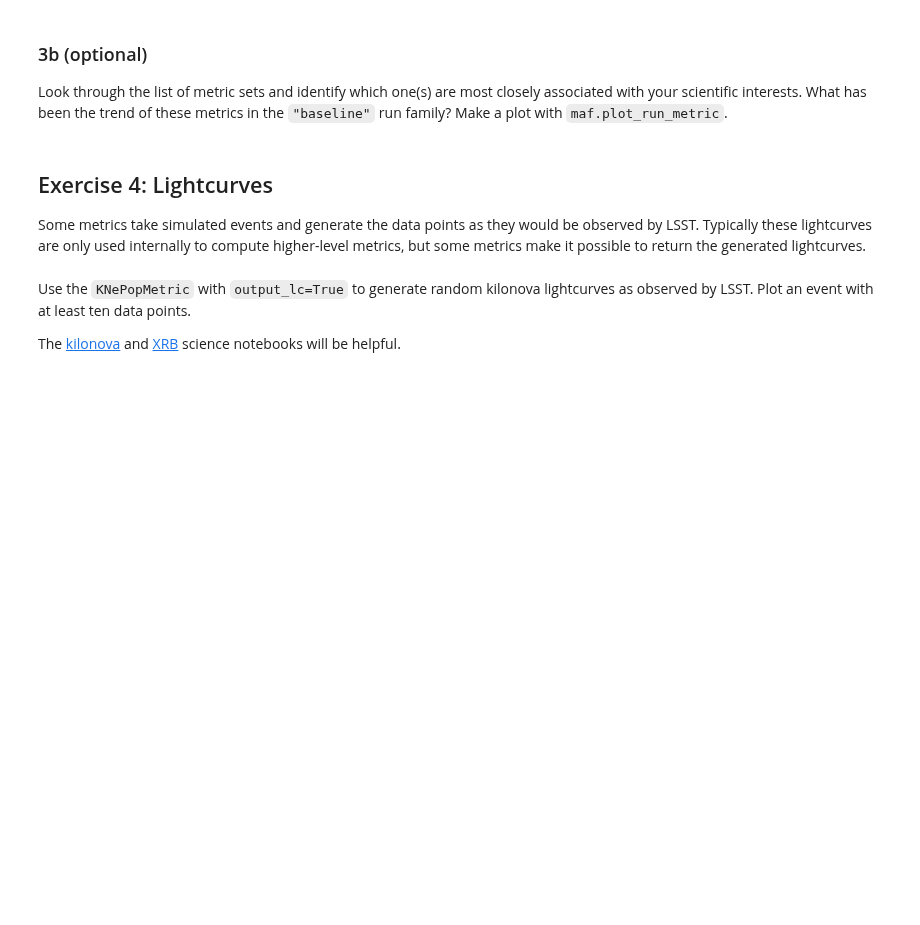
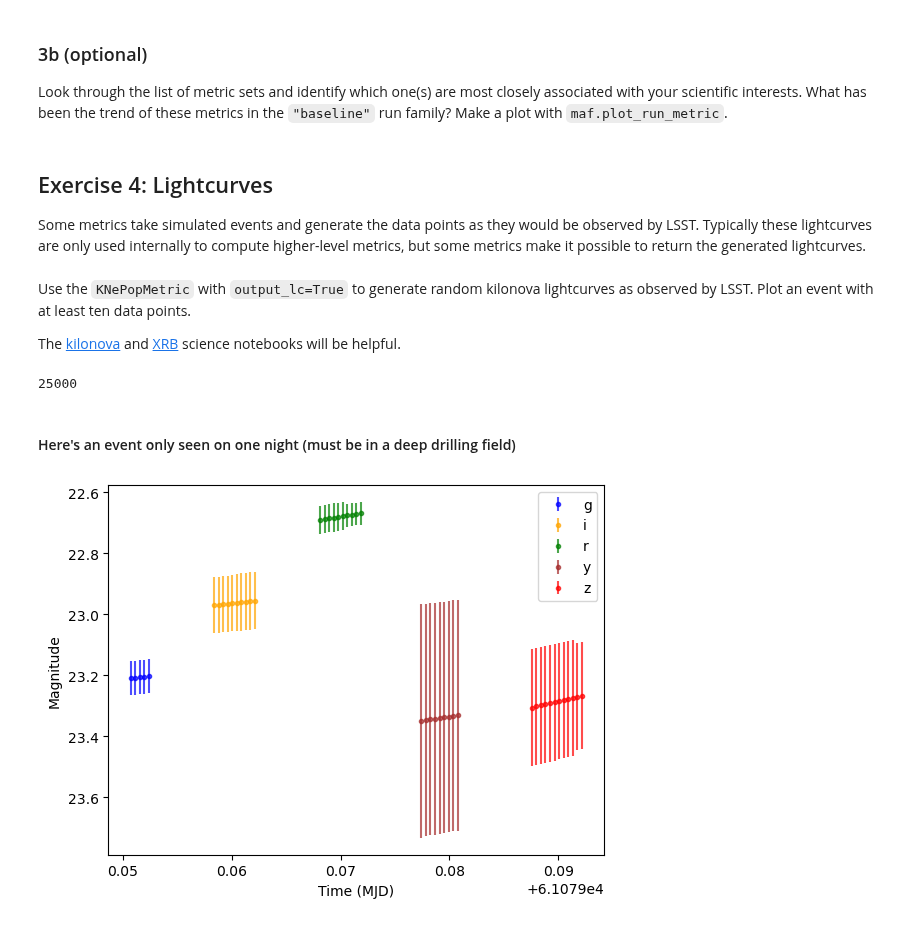
Before and after one commit to ykwang1/astr597-survey-science, a Jupyter notebook: HW/HW4.ipynb, the cells around one changed output. Saved outputs shown, nothing was run; the diff lists cells and outputs as text; code cells hidden in the pictures; blank space fills up the shorter version.

```diff
--- a/HW/HW4.ipynb
+++ b/HW/HW4.ipynb
@@ -198,0 +287,14 @@ The [kilonova](https://github.com/lsst/rubin_sim_notebooks/blob/main/maf/science
+# %%
+# These summary metrics are now available as 'batches.lightcurveSummary'
+# (i.e. summaryMetrics = maf.lightcurveSummary())
+summaryMetrics = [maf.SumMetric(metric_name='Total detected'),
+                  maf.CountMetric(metric_name='Total lightcurves in footprint'),
+                  maf.CountMetric(metric_name='Total lightcurves on sky', mask_val=0),
+                  maf.MeanMetric(metric_name='Fraction detected in footprint'),
+                  maf.MeanMetric(mask_val=0, metric_name='Fraction detected of total')]
+# %%
+bundle_all = maf.MetricBundle(metric_all, slicer_all, None,
+                              info_label='all models', run_name=opsim, summary_metrics=summaryMetrics)
+# %%
+bdict = {'all': bundle_all}
+g = maf.MetricBundleGroup(bdict, baseline_file, out_dir)
@@ -198,0 +324,39 @@ The [kilonova](https://github.com/lsst/rubin_sim_notebooks/blob/main/maf/science
+# %%
+len(lcs)
+# %% [output]
+25000
+# %%
+# Adapted from XRB notebook
+def plot_lc(lc, min_len=10):
+    """Helper function to plot lightcurves stored by MAF.
+    """
+    colors = {'u':'purple','g': 'b', 'r': 'g', 'i':'orange', 'z':'red', 'y':'brown' }
+    if lc is None:
+        # print('No Lightcurve')
+        return 0
+    df = pd.DataFrame(lc).T
+    df.columns = ['t', 'mag', 'magerr', 'maglim', 'filt']
+    df = df.query('mag != 99')
+    df = df.query('mag < 30')
+    # df['mag'] < 30
+    if len(df) < min_len:
+        # print('Lightcurve too undersampled')
+        return 0
+    plt.figure()
+    for f in np.unique(df['filt']):
+        w = (df['filt'] == f) & (df['mag'] < 30)
+        plt.errorbar(df['t'][w],df['mag'][w],df['magerr'][w],fmt='.',color=colors[f],linestyle='none',label=f, alpha=.7)
+    plt.legend()
+
+    plt.xlabel('Time (MJD)')
+    plt.ylabel('Magnitude')
+
+    plt.gca().invert_yaxis()
+    plt.show()
+    return 1
+# %% [markdown]
+#### Here's an event only seen on one night (must be in a deep drilling field)
+# %%
+_ = plot_lc(lcs[0])
+# %% [output]
+[figure, added]
```
Also changed, not shown: parts of 28 cells of this notebook.
